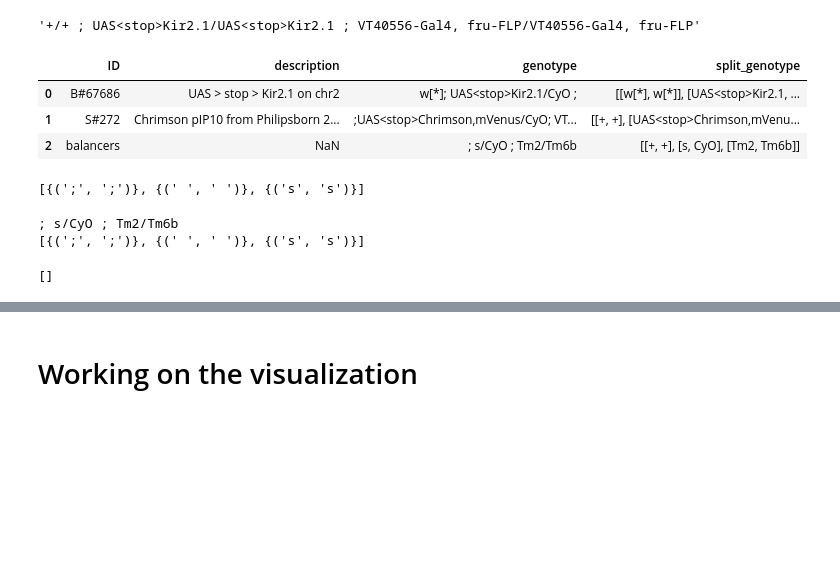
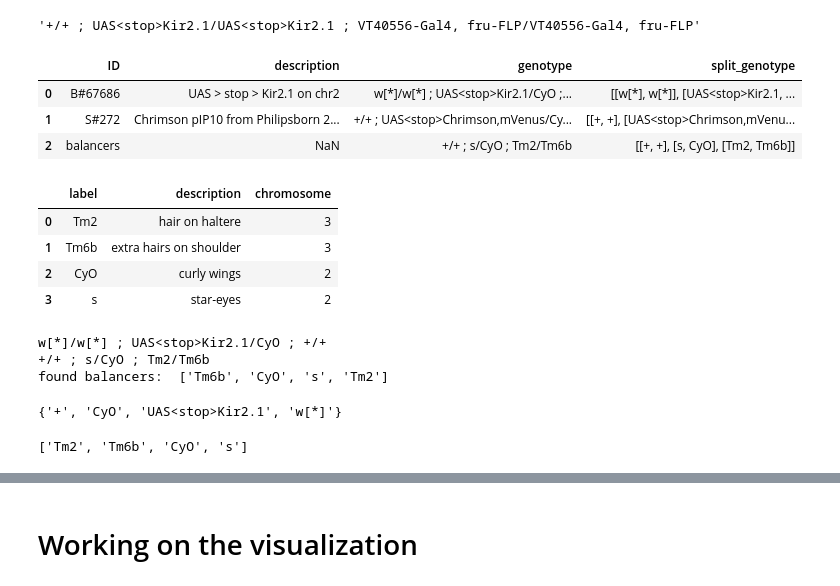
Before and after one commit to adpala/cross_helper, a Jupyter notebook: testing.ipynb, the cells around one changed output, grey strips where cells are left out. Cells and saved outputs as stored; diff of their text form; code cells hidden in the pictures; blank space fills up the shorter version.

Commit message:
small balancer update

```diff
--- a/testing.ipynb
+++ b/testing.ipynb
@@ -39,27 +39,52 @@ goal_genotype
 # %%
 fly_stock_table = pd.read_excel('simple_crosses_table.xlsx')
 balancers_table = pd.read_excel('balancers_table.xlsx')
+for gen in fly_stock_table.genotype:
+    fly_stock_table.loc[fly_stock_table.genotype == gen,'genotype'] = fix_genotype_notation(gen)
 fly_stock_table['split_genotype'] = [split_into_chromosomes(genotype) for genotype in fly_stock_table.genotype]
 fly_stock_table
 # %% [output]
 |  | ID | description | genotype | split_genotype |
-| 0 | B#67686 | UAS > stop > Kir2.1 on chr2 | w[*]; UAS<stop>Kir2.1/CyO ; | [[w[*], w[*]], [UAS<stop>Kir2.1, ... |
-| 1 | S#272 | Chrimson pIP10 from Philipsborn 2... | ;UAS<stop>Chrimson,mVenus/CyO; VT... | [[+, +], [UAS<stop>Chrimson,mVenu... |
-| 2 | balancers | NaN | ; s/CyO ; Tm2/Tm6b | [[+, +], [s, CyO], [Tm2, Tm6b]] |
+| 0 | B#67686 | UAS > stop > Kir2.1 on chr2 | w[*]/w[*] ; UAS<stop>Kir2.1/CyO ;... | [[w[*], w[*]], [UAS<stop>Kir2.1, ... |
+| 1 | S#272 | Chrimson pIP10 from Philipsborn 2... | +/+ ; UAS<stop>Chrimson,mVenus/Cy... | [[+, +], [UAS<stop>Chrimson,mVenu... |
+| 2 | balancers | NaN | +/+ ; s/CyO ; Tm2/Tm6b | [[+, +], [s, CyO], [Tm2, Tm6b]] |
-# %%
-[set([x for x in itertools.product(fly1[ichr],fly2[ichr])]) for ichr in range(3)]
-
-for ichr in range(3):
-    set([x for x in itertools.product(fly1[ichr],fly2[ichr])])
-# %% [output]
-[{(';', ';')}, {(' ', ' ')}, {('s', 's')}]
-# %%
-print(fly_stock_table.genotype[2])
-get_progeny(fly1=fly_stock_table.genotype[2],fly2=fly_stock_table.genotype[2],balancers_table=balancers_table)
-# %% [output]
-; s/CyO ; Tm2/Tm6b
-[{(';', ';')}, {(' ', ' ')}, {('s', 's')}]
-[]
+# %%
+balancers_table
+# %% [output]
+|  | label | description | chromosome |
+| 0 | Tm2 | hair on haltere | 3 |
+| 1 | Tm6b | extra hairs on shoulder | 3 |
+| 2 | CyO | curly wings | 2 |
+| 3 | s | star-eyes | 2 |
+# %%
+# for fly1, fly2 in itertools.product(fly_stock_table.genotype,fly_stock_table.genotype):
+
+fly1 = fly_stock_table.genotype[0]
+fly2 = fly_stock_table.genotype[2]
+
+print(fly1)
+print(fly2)
+
+progeny_genotypes = get_progeny(fly1=split_into_chromosomes(fly1),fly2=split_into_chromosomes(fly2),balancers_table=balancers_table)
+
+fly1_chromosomes = split_into_chromosomes(fly1)
+fly2_chromosomes = split_into_chromosomes(fly2)
+
+found_balancers = [z for z in set([x for chromosomes in [fly1_chromosomes,fly2_chromosomes] for chr in chromosomes for x in chr]) if z in balancers_table.label.tolist()]
+
+print('found balancers: ',found_balancers)
+# %% [output]
+w[*]/w[*] ; UAS<stop>Kir2.1/CyO ; +/+
++/+ ; s/CyO ; Tm2/Tm6b
+found balancers:  ['Tm6b', 'CyO', 's', 'Tm2']
+# %%
+set([x for chr in fly1_chromosomes for x in chr])
+# %% [output]
+{'+', 'CyO', 'UAS<stop>Kir2.1', 'w[*]'}
+# %%
+balancers_table.label.tolist()
+# %% [output]
+['Tm2', 'Tm6b', 'CyO', 's']
 # %%
 for fly1, fly2 in itertools.product(fly_stock_table.genotype,fly_stock_table.genotype):
     progeny_genotypes = get_progeny(fly1=split_into_chromosomes(fly1),fly2=split_into_chromosomes(fly2),balancers_table=balancers_table)
```
Also changed, not shown: parts of 1 cell of this notebook, 1 other file.
